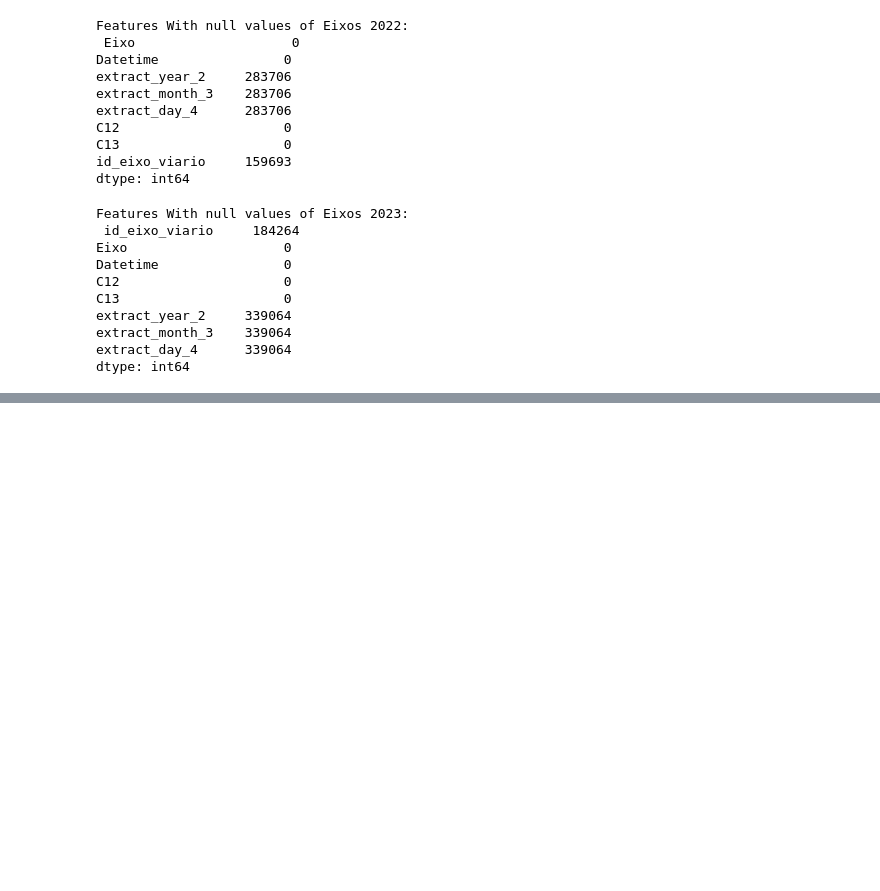
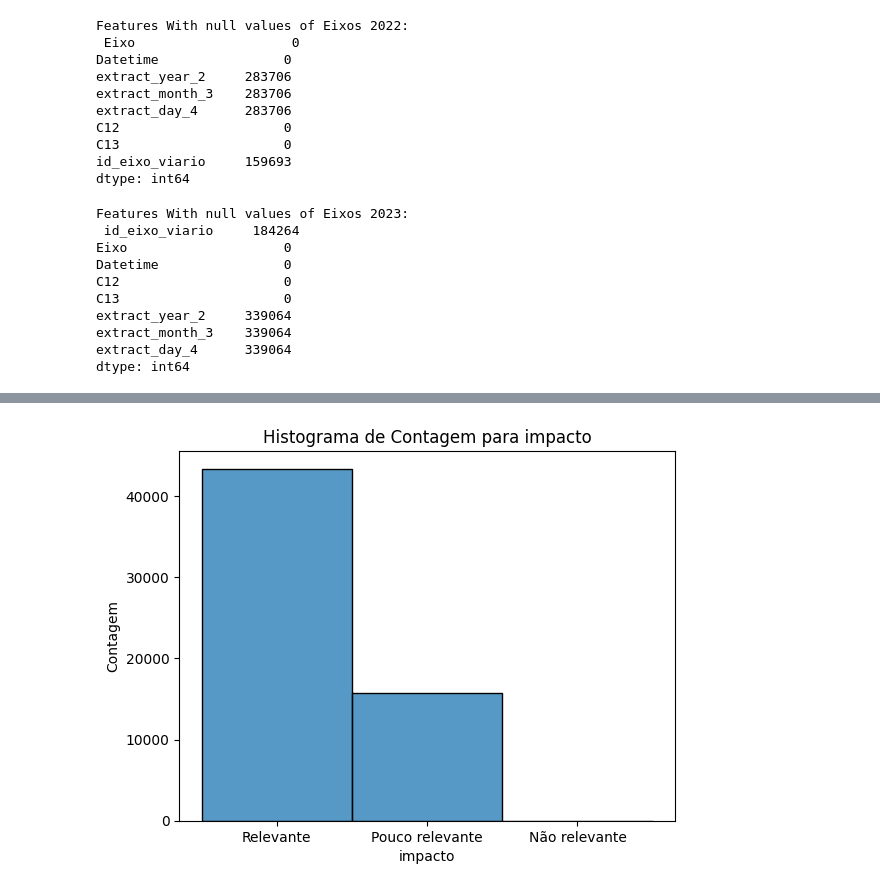
Before and after one commit to a-proenca/LAD, a Jupyter notebook: LAD_22_23.ipynb, the cells around one changed output, grey strips where cells are left out. Drawn from its saved outputs; the diff is of its cells as text; code cells hidden in the pictures; blank space fills up the shorter version.

```diff
--- a/LAD_22_23.ipynb
+++ b/LAD_22_23.ipynb
@@ -127,3 +153,11 @@ def ler_quadriculas_vodafone_bruto():
+# %%
+def plot_histogram_with_count(df, x_column):
+     # Hist
+    sns.histplot(data=df, x=x_column, stat='count')
+    plt.title(f'Histograma de Contagem para {x_column}')
+    plt.xlabel(x_column)
+    plt.ylabel('Contagem')
+    plt.show()
 # %%
 data_frame_emel = ler_emel()
 data_vodafone_eixos2021 = ler_eixos_vodafone_2021()
@@ -259,0 +307,4 @@ dtype: int64
+# %%
+plot_histogram_with_count(data_frame_emel, 'impacto')
+# %% [output]
+[figure, added]
```
Also changed, not shown: parts of 9 cells of this notebook.
